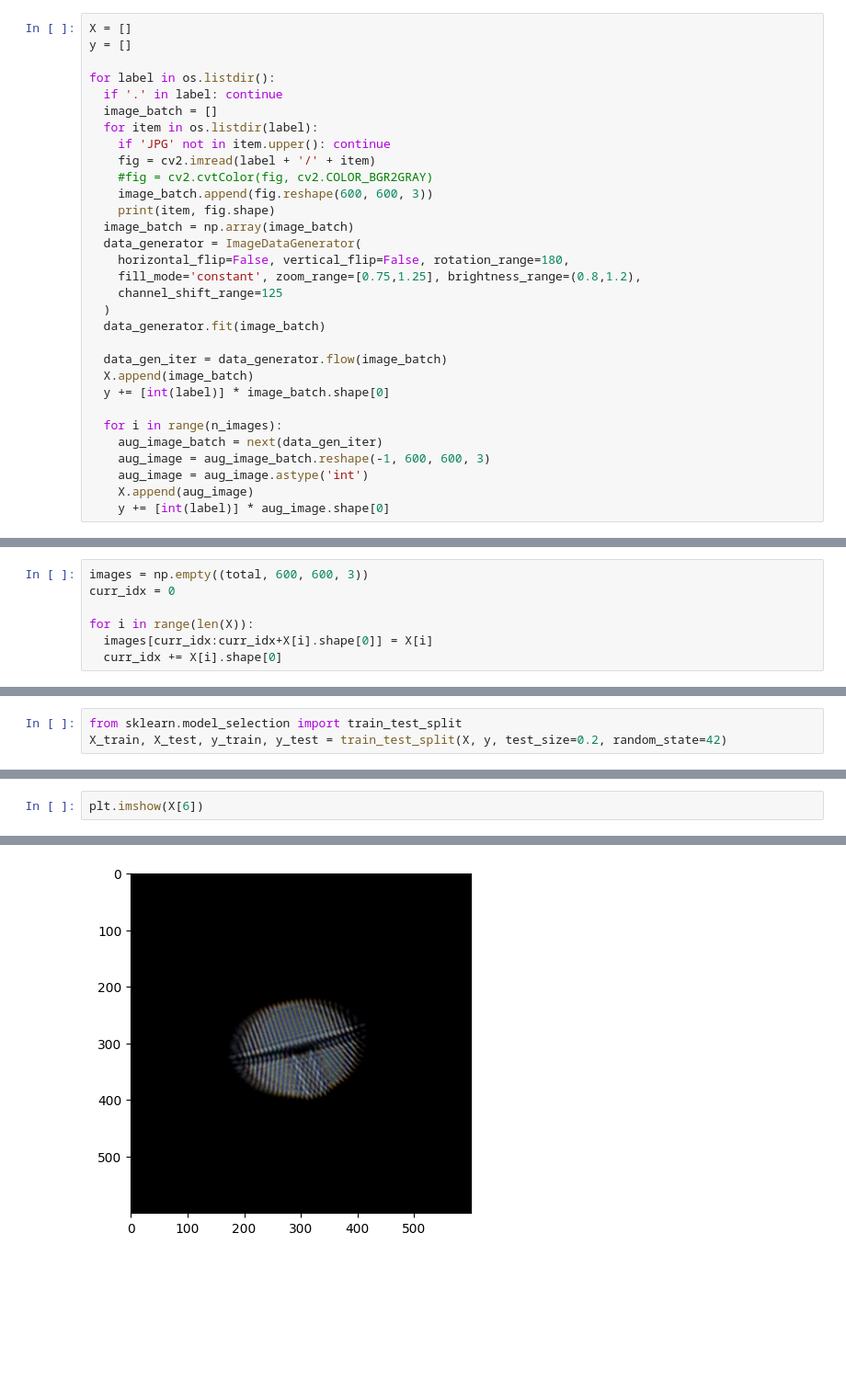
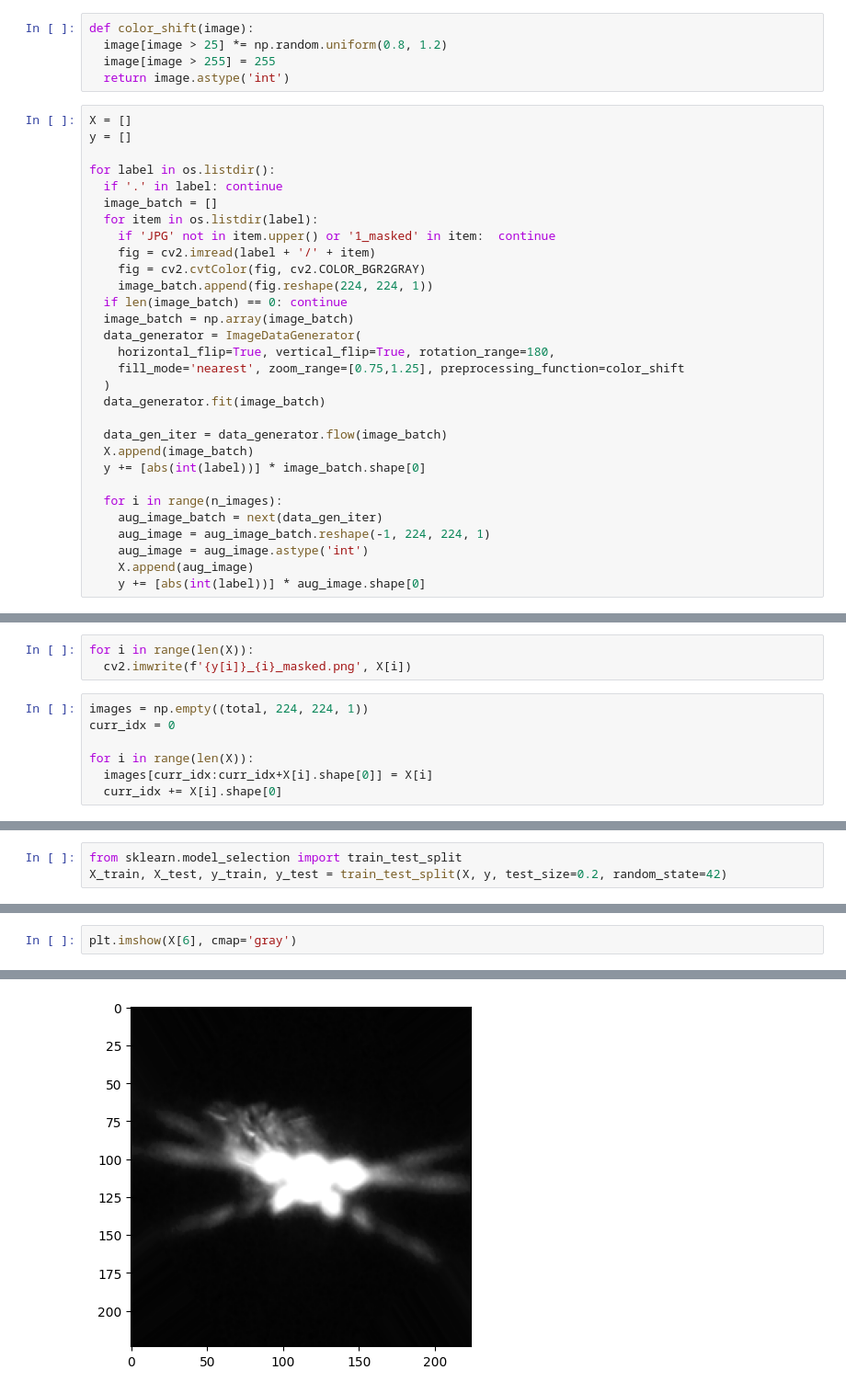
Before and after one commit to scootie0129/Focusing-with-pseudo-bahtinov-mask, a Jupyter notebook: CNN_Model.ipynb, the cells around one changed output, grey strips where cells are left out. Shown at 92% size. Cells and saved outputs as stored; diff of their text form; blank space fills up the shorter version.

```diff
--- a/CNN_Model.ipynb
+++ b/CNN_Model.ipynb
@@ -38,3 +37,8 @@ n_images = 15
+# %%
+def color_shift(image):
+  image[image > 25] *= np.random.uniform(0.8, 1.2)
+  image[image > 255] = 255
+  return image.astype('int')
 # %%
 X = []
 y = []
@@ -43,26 +47,25 @@ for label in os.listdir():
   if '.' in label: continue
   image_batch = []
   for item in os.listdir(label):
-    if 'JPG' not in item.upper(): continue
+    if 'JPG' not in item.upper() or '1_masked' in item:  continue
     fig = cv2.imread(label + '/' + item)
-    #fig = cv2.cvtColor(fig, cv2.COLOR_BGR2GRAY)
-    image_batch.append(fig.reshape(600, 600, 3))
-    print(item, fig.shape)
+    fig = cv2.cvtColor(fig, cv2.COLOR_BGR2GRAY)
+    image_batch.append(fig.reshape(224, 224, 1))
+  if len(image_batch) == 0: continue
   image_batch = np.array(image_batch)
   data_generator = ImageDataGenerator(
-    horizontal_flip=False, vertical_flip=False, rotation_range=180,
-    fill_mode='constant', zoom_range=[0.75,1.25], brightness_range=(0.8,1.2),
-    channel_shift_range=125
+    horizontal_flip=True, vertical_flip=True, rotation_range=180,
+    fill_mode='nearest', zoom_range=[0.75,1.25], preprocessing_function=color_shift
   )
   data_generator.fit(image_batch)
 
   data_gen_iter = data_generator.flow(image_batch)
   X.append(image_batch)
-  y += [int(label)] * image_batch.shape[0]
+  y += [abs(int(label))] * image_batch.shape[0]
 
   for i in range(n_images):
     aug_image_batch = next(data_gen_iter)
-    aug_image = aug_image_batch.reshape(-1, 600, 600, 3)
+    aug_image = aug_image_batch.reshape(-1, 224, 224, 1)
     aug_image = aug_image.astype('int')
     X.append(aug_image)
-    y += [int(label)] * aug_image.shape[0]
+    y += [abs(int(label))] * aug_image.shape[0]
@@ -92,5 +77,8 @@ total
+# %%
+for i in range(len(X)):
+  cv2.imwrite(f'{y[i]}_{i}_masked.png', X[i])
 # %%
-images = np.empty((total, 600, 600, 3))
+images = np.empty((total, 224, 224, 1))
 curr_idx = 0
 
 for i in range(len(X)):
@@ -221,8 +209,8 @@ Actual value: [ 0  5  5 -1  3  4  3 -2  0 -2]
 # %%
-plt.imshow(X[6])
+plt.imshow(X[6], cmap='gray')
 # %% [output]
 <matplotlib.image.AxesImage at 0x...>
-[figure, old version]
+[figure, new version]
 # %%
 import tensorflow as tf
 import cv2
```
Also changed, not shown: parts of 21 cells of this notebook.
